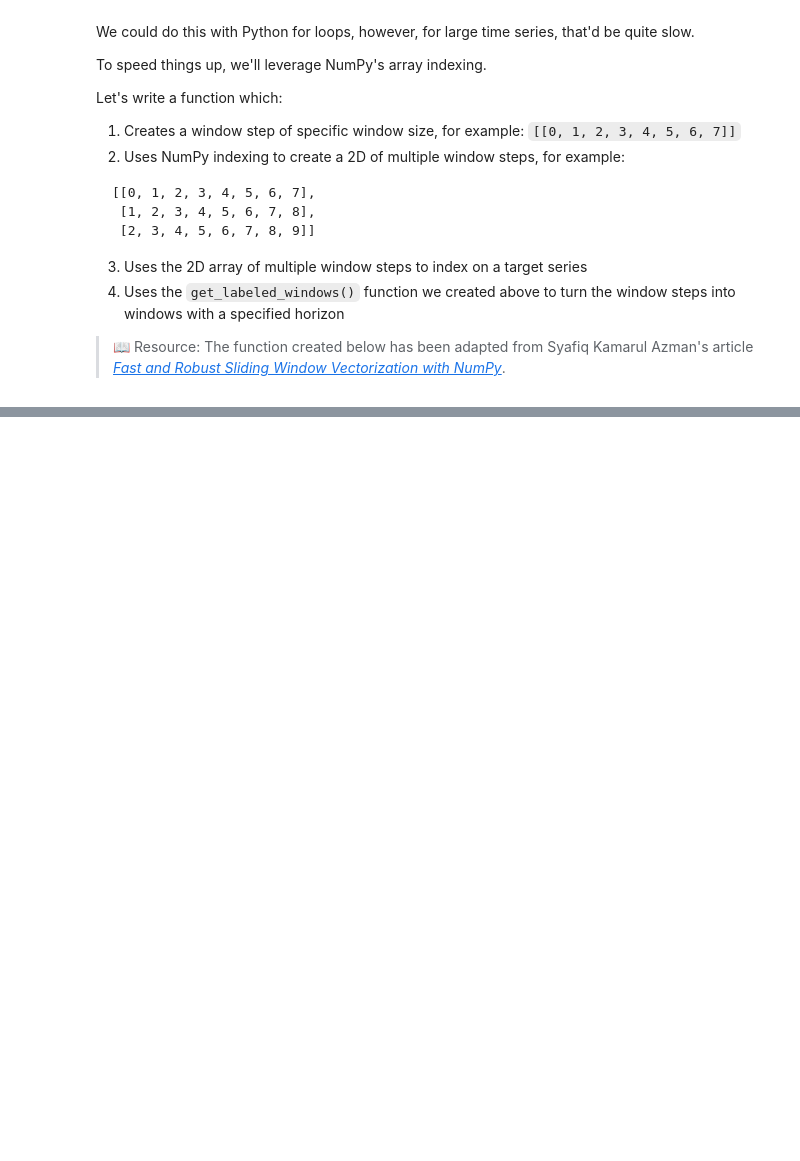
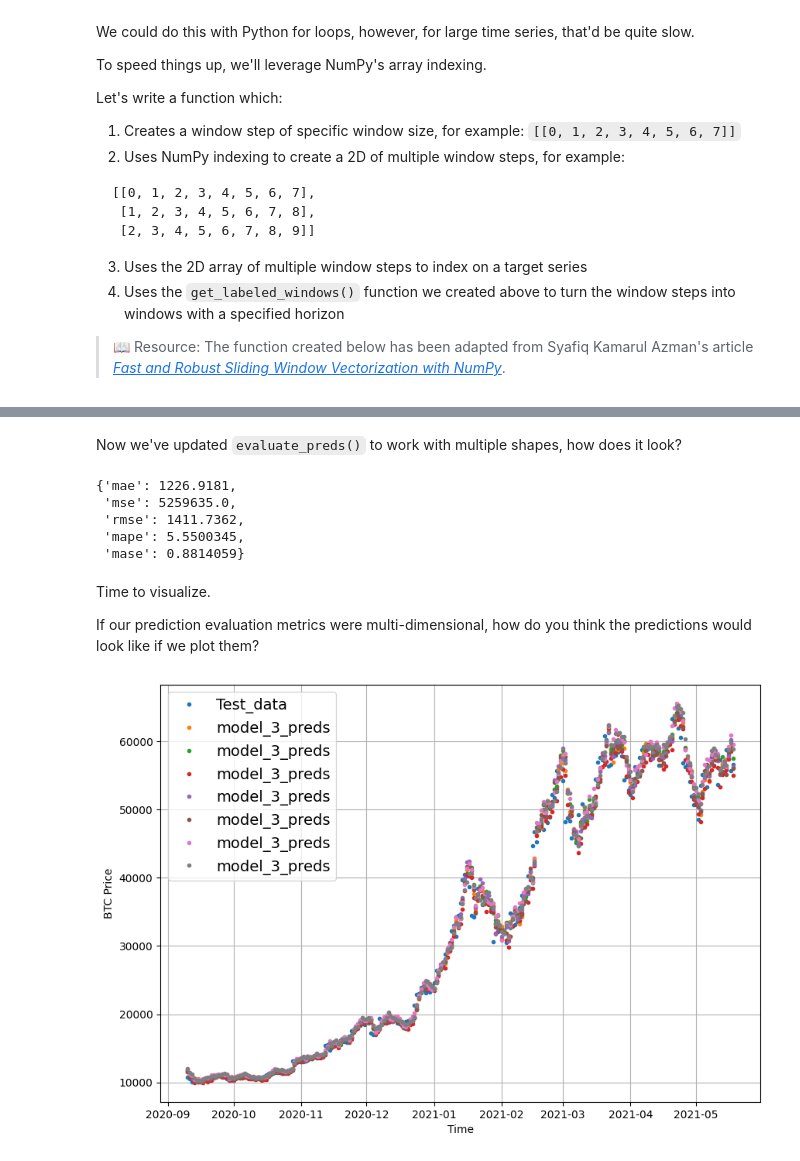
Before and after one commit to yhs2773/TensorFlow-for-Deep-Learning, a Jupyter notebook: Notebooks/10. Milestone Project 3 - Time series forecasting in TensorFlow (BitPredict 💰📈).ipynb, the cells around one changed output, grey strips where cells are left out. Cells and saved outputs as stored; diff of their text form; code cells hidden in the pictures; blank space fills up the shorter version.

```diff
--- a/Notebooks/10. Milestone Project 3 - Time series forecasting in TensorFlow (BitPredict 💰📈).ipynb
+++ b/Notebooks/10. Milestone Project 3 - Time series forecasting in TensorFlow (BitPredict 💰📈).ipynb
@@ -798,0 +1274,6 @@ Let's write a function which:
+# %%
+HORIZON = 7
+WINDOW_SIZE = 30
+
+full_windows, full_labels = make_windows(prices, window_size=WINDOW_SIZE, horizon=HORIZON)
+len(full_windows), len(full_labels)
@@ -798,0 +1304,3 @@ Let's write a function which:
+# %%
+train_windows, test_windows, train_labels, test_labels = make_train_test_splits(windows=full_windows, labels=full_labels, test_split=0.2)
+len(train_windows), len(test_windows), len(train_labels), len(test_labels)
@@ -798,0 +1340,4 @@ Let's write a function which:
+# %%
+# Load in best version of model_3 and evaluate
+model_3 = tf.keras.models.load_model("model_experiments/model_3_dense/")
+model_3.evaluate(test_windows, test_labels)
@@ -798,0 +1353,5 @@ Let's write a function which:
+# %%
+# The predictions are going to be 7 steps at a time (this is the HORIZON size)
+model_3_preds = make_preds(model_3,
+                           input_data=test_windows)
+model_3_preds[:5]
@@ -798,0 +1429,25 @@ Let's write a function which:
+# %% [markdown]
+Now we've updated `evaluate_preds()` to work with multiple shapes, how does it look?
+# %%
+# Get model_3 results aggregated to single values
+model_3_results = evaluate_preds(y_true=tf.squeeze(test_labels),
+                                 y_pred=model_3_preds)
+model_3_results
+# %% [output]
+{'mae': 1226.9181,
+ 'mse': 5259635.0,
+ 'rmse': 1411.7362,
+ 'mape': 5.5500345,
+ 'mase': 0.8814059}
+# %% [markdown]
+Time to visualize.
+
+If our prediction evaluation metrics were multi-dimensional, how do you think the predictions would look like if we plot them?
+# %%
+offset = 300
+plt.figure(figsize=(10, 7))
+plot_time_series(timesteps=X_test[-len(test_windows):], values=test_labels[:, 0], start=offset, label="Test_data")
+# Checking the shape of model_3_preds results in [n_test_samples, HORIZON] (this will screw up the plot)
+plot_time_series(timesteps=X_test[-len(test_windows):], values=model_3_preds, start=offset, label="model_3_preds")
+# %% [output]
+[figure, added]
```
Also changed, not shown: parts of 103 cells of this notebook.
